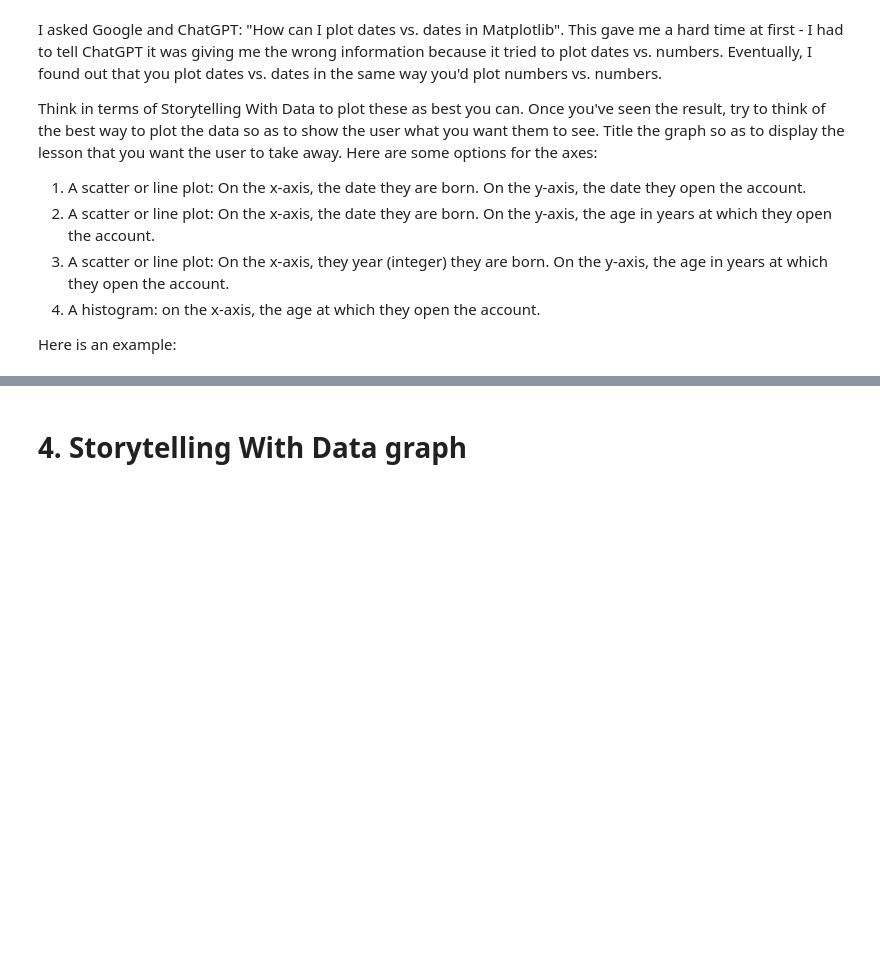
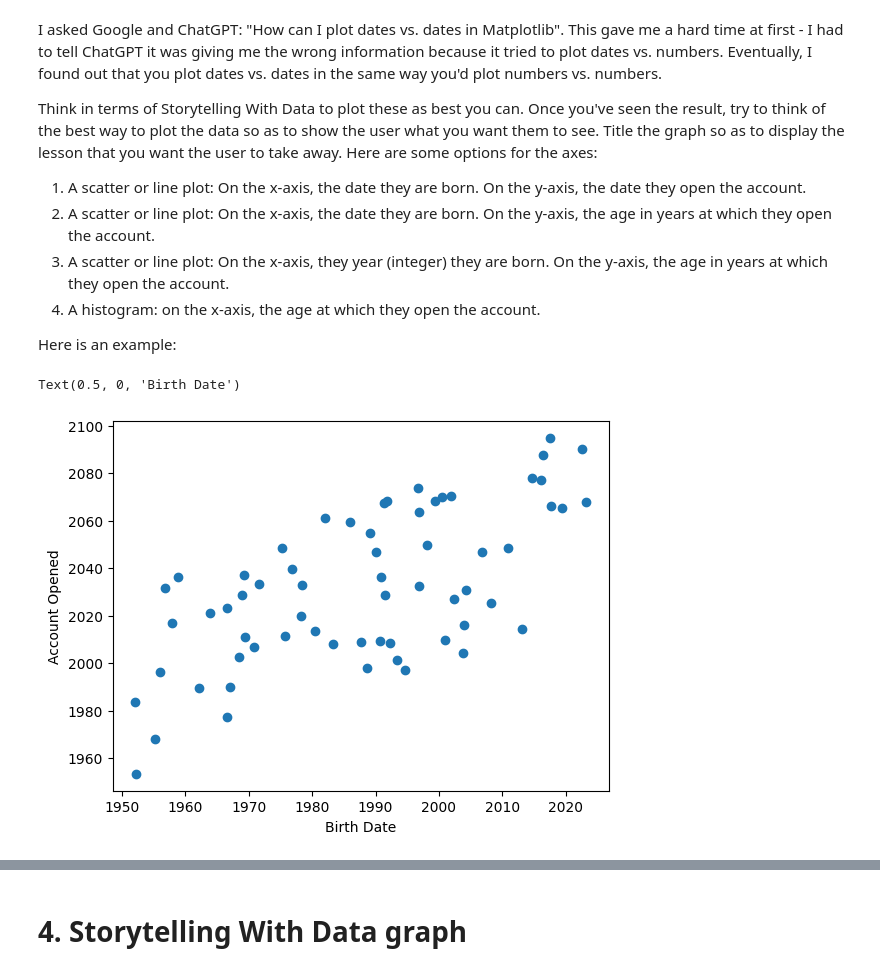
Before and after one commit to hoangt05/Module-B-semester-2, a Jupyter notebook: OMDS-ModB2-Week1-Hoang-Trang.ipynb, the cells around one changed output, grey strips where cells are left out. Saved outputs shown, nothing was run; the diff lists cells and outputs as text; code cells hidden in the pictures; blank space fills up the shorter version.

```diff
--- a/OMDS-ModB2-Week1-Hoang-Trang.ipynb
+++ b/OMDS-ModB2-Week1-Hoang-Trang.ipynb
@@ -536,7 +534,7 @@ Mode Age: 29
 # %% [markdown]
 9. One-hot encode the AccountType column.  This means creating a new "checking," "savings", and "cd" columns so that you can run machine learning algorithms.
 # %%
-one_hot = pd.get_dummies(df1["AccountType"])
-df2 = df2.join(one_hot)
-df2.iloc[0:5]
+one_hot = pd.get_dummies(df_with_age["AccountType"])
+df_account_encoded = df_with_age.join(one_hot)
+df_account_encoded.iloc[0:5]
 # %% [output]
@@ -544,2 +547,5 @@ NameError: name 'df1' is not defined
 # %% [markdown]
 Now, change the cd, checking, and savings columns into integers.
+# %%
+df_account_encoded[["cd", "checking", "savings"]] = df_account_encoded[["cd", "checking", "savings"]].astype(int)
+print(df_account_encoded)
@@ -574,7 +646,10 @@ Here is an example:
 # %%
 import matplotlib.pyplot as plt
 
 ax = plt.gca() # get an "Axes" object to draw on; gca stands for "get current Axes"
-ax.scatter(df2["BirthDate"], df2["AccountOpened"]) # create a scatter plot based on these two dates
+ax.scatter(df_account_encoded["BirthDate"], df_account_encoded["AccountOpened"]) # create a scatter plot based on these two dates
 ax.set_ylabel("Account Opened") # label the y axis
 ax.set_xlabel("Birth Date") # label the x axis
+# %% [output]
+Text(0.5, 0, 'Birth Date')
+[figure, added]
```
Also changed, not shown: parts of 9 cells of this notebook, 3 other files.
